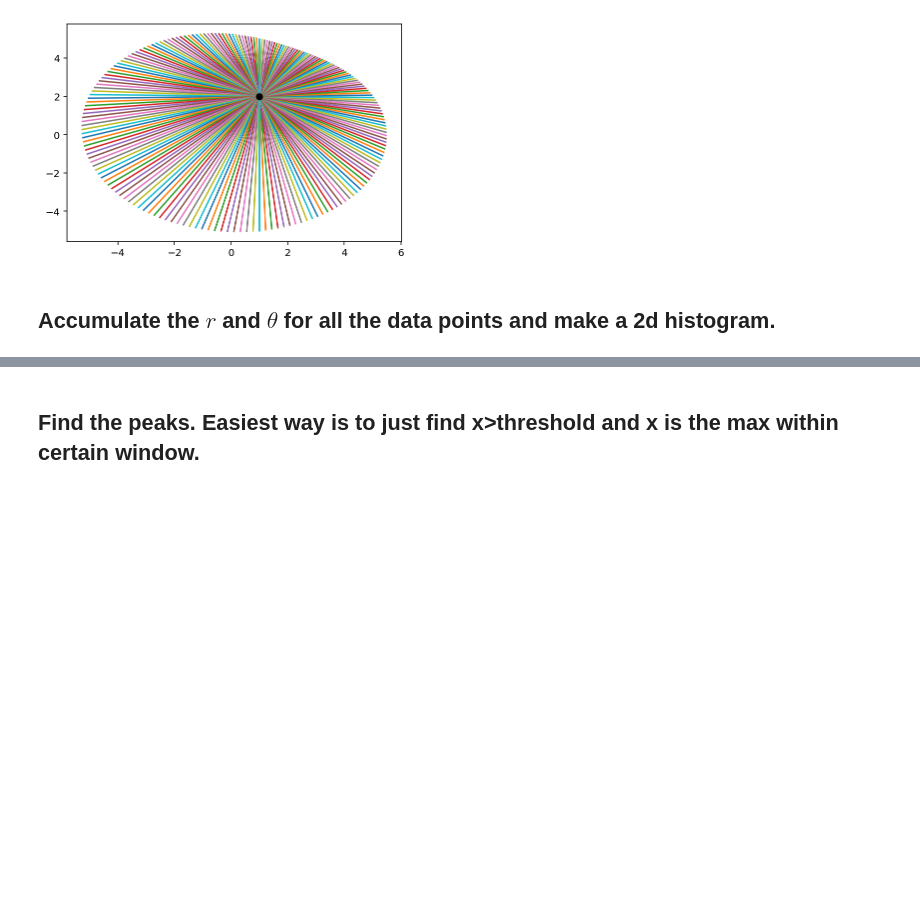
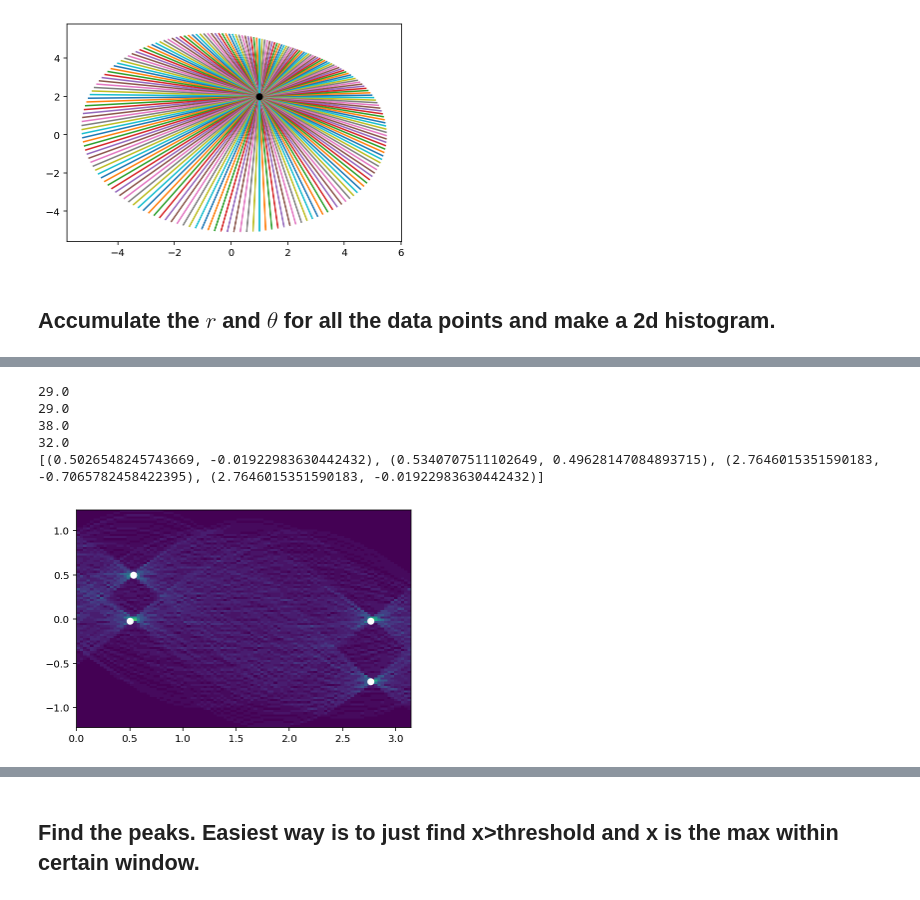
Before and after one commit to MUIC-Numerical-Methods-2018/extra-2-hough-transform, a Jupyter notebook: HoughTransform.ipynb, the cells around one changed output, grey strips where cells are left out. Drawn from its saved outputs; the diff is of its cells as text; code cells hidden in the pictures; blank space fills up the shorter version.

```diff
--- a/HoughTransform.ipynb
+++ b/HoughTransform.ipynb
@@ -139,0 +131,21 @@ array([ 0.75175445,  0.04882032,  0.36081426, -0.1591645 ,  0.05891496,
+# %%
+h, ex, ey, _ = plt.hist2d(all_thetas, all_rs, bins=(100,100));
+
+hough_peaks = []
+for (i_row, i_col), x in np.ndenumerate(h):
+    if x > 10:
+        #print(np.max(h[i_row-3:i_row+3, i_col-3:i_col+3]))
+        if x == np.max(h[i_row-3:i_row+3, i_col-3:i_col+3]):
+            print(x)
+            hough_peaks.append((ex[i_row], ey[i_col]))
+print(hough_peaks)
+
+for peak in hough_peaks:
+    plt.plot(peak[0], peak[1], 'o', color='white')
+# %% [output]
+29.0
+29.0
+38.0
+32.0
+[(0.5026548245743669, -0.01922983630442432), (0.5340707511102649, 0.49628147084893715), (2.7646015351590183, -0.7065782458422395), (2.7646015351590183, -0.01922983630442432)]
+[figure, added]
```
Also changed, not shown: parts of 5 cells of this notebook.
